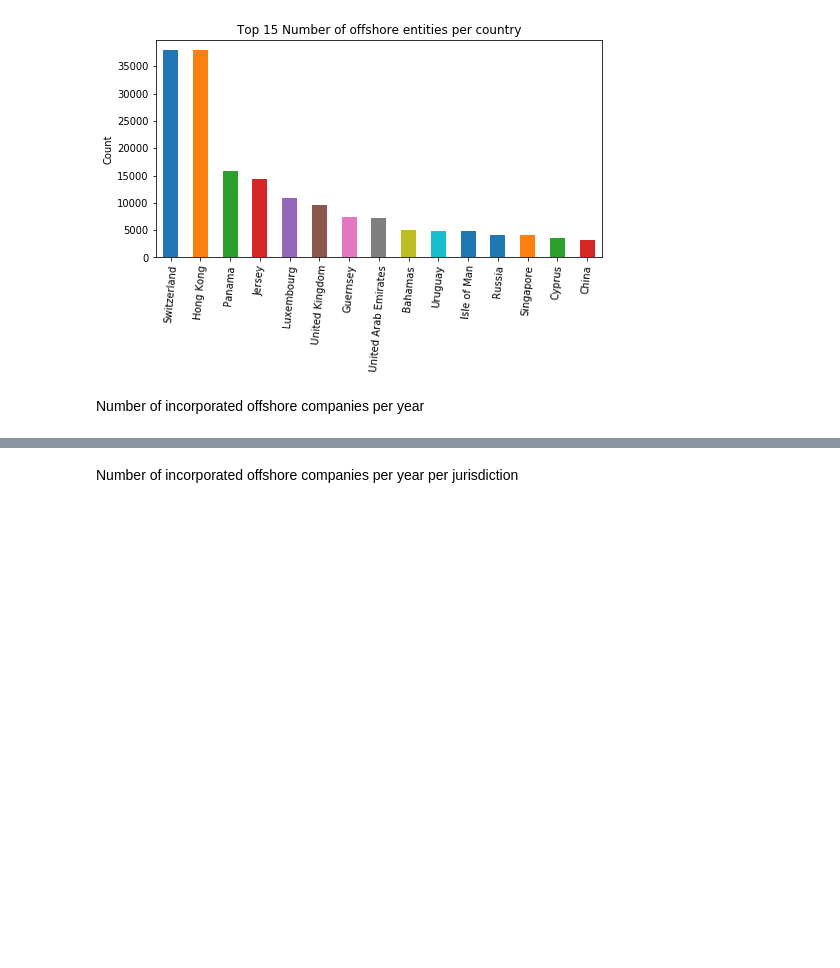
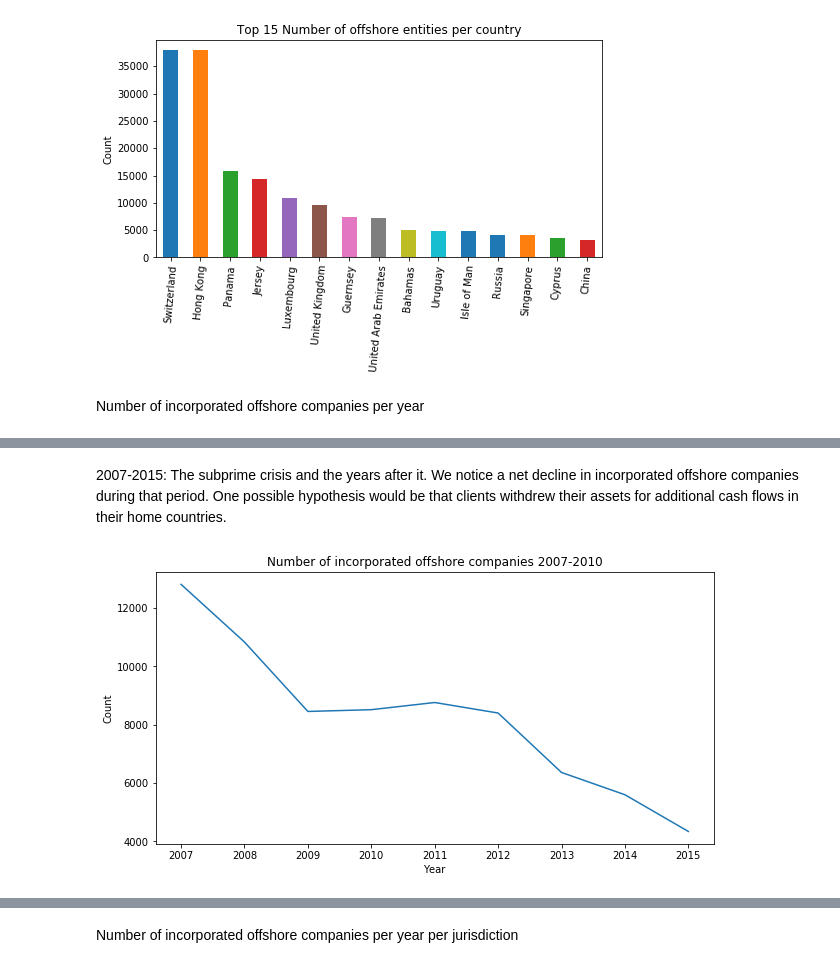
Before and after one commit to franckdess/ADA-Project, a Jupyter notebook: ml2.ipynb, the cells around one changed output, grey strips where cells are left out. Drawn from its saved outputs; the diff is of its cells as text; code cells hidden in the pictures; blank space fills up the shorter version.

```diff
--- a/ml2.ipynb
+++ b/ml2.ipynb
@@ -147,0 +180,6 @@ plt.plot()
+# %% [markdown]
+2007-2015: The subprime crisis and the years after it. We notice a net decline in incorporated offshore companies during that period. One possible hypothesis would be that clients withdrew their assets for additional cash flows in their home countries.
+# %%
+plot_incorporated(incorp, 'Number of incorporated offshore companies 2007-2010', (2007,2015), range(2007, 2016, 1))
+# %% [output]
+[figure, added]
```
Also changed, not shown: parts of 29 cells of this notebook.
